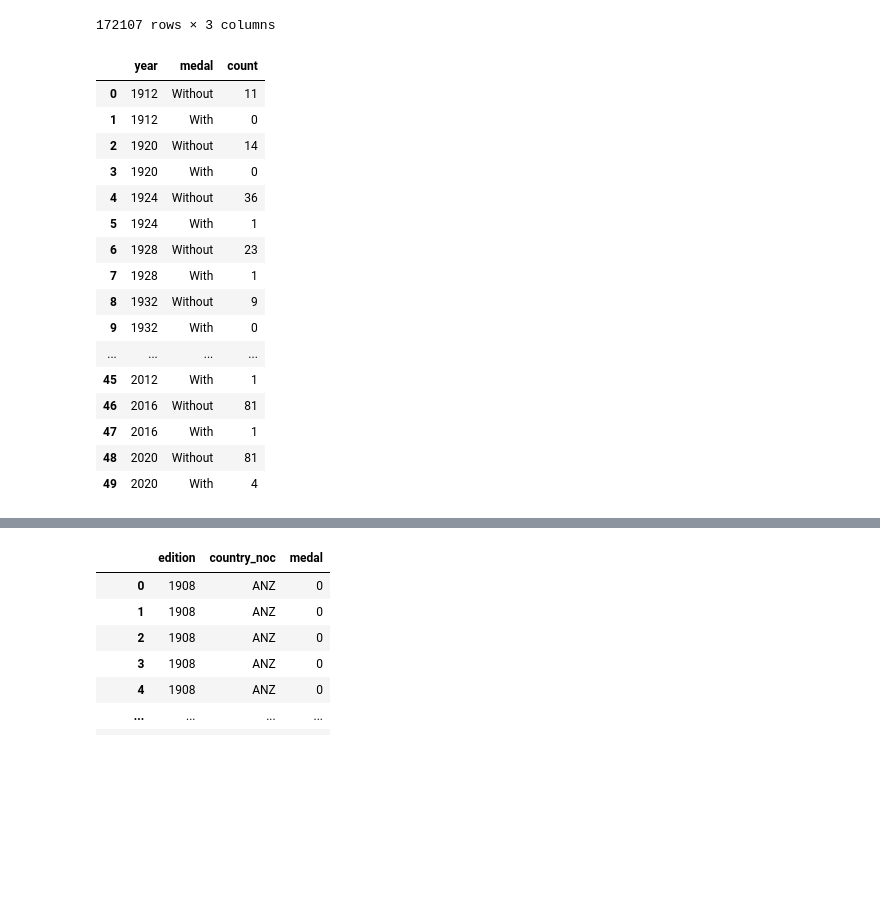
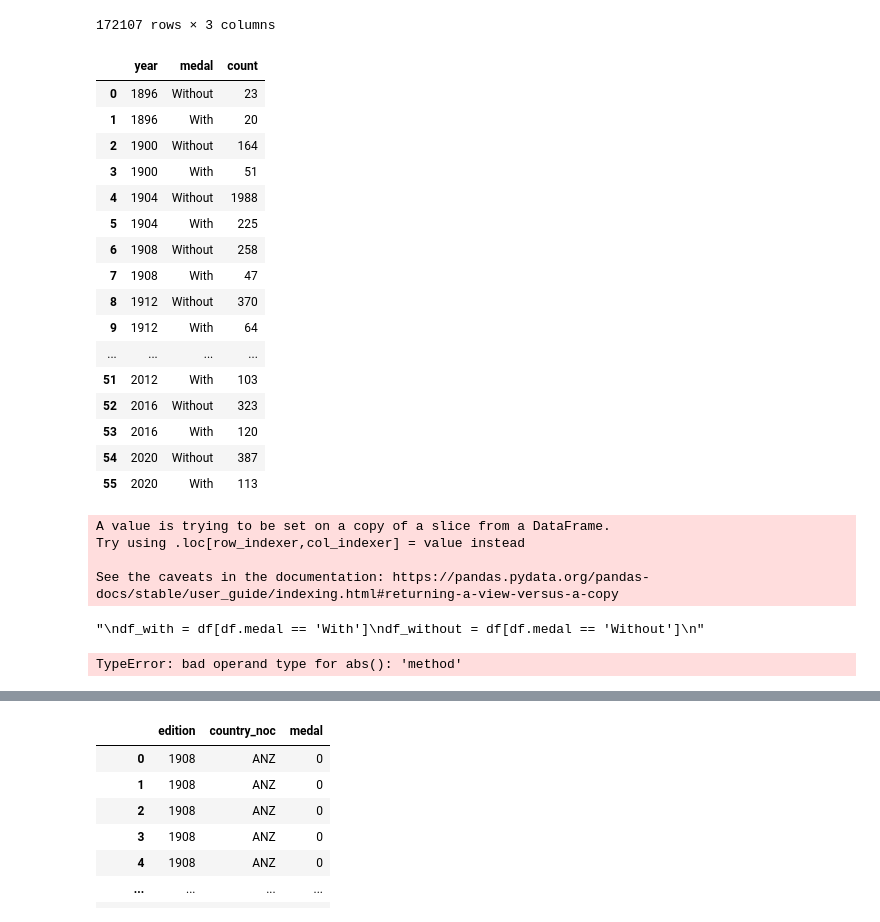
Before and after one commit to DMeneses01/VAD-Project, a Jupyter notebook: medals.ipynb, the cells around one changed output, grey strips where cells are left out. Drawn from its saved outputs; the diff is of its cells as text; code cells hidden in the pictures; blank space fills up the shorter version.

```diff
--- a/medals.ipynb
+++ b/medals.ipynb
@@ -121,52 +123,70 @@ display(athlete_results)
 | 253181 | 2020 | USA | 1 |
 172107 rows × 3 columns
 # %%
-country = "POR"
+country = "USA"
 
 country_df = athlete_results[athlete_results["country_noc"] == country]
 
 medals = pd.DataFrame(country_df.groupby(['edition']).sum()).reset_index()
 
 years = country_df["edition"].unique()
 
 year = []
 medal = []
 count = []
 
 for y in years:
     year.append(y)
     year.append(y)
 
     medal.append("Without")
     medal.append("With")
 
     withm = len(country_df[(country_df['edition'] == y) & (country_df['medal'] == 1)])
     withoutm = len(country_df[(country_df['edition'] == y) & (country_df['medal'] == 0)])
 
     count.append(withoutm)
     count.append(withm)
 
 df = pd.DataFrame()
 df["year"] = year
 df["medal"] = medal
 df["count"] = count
 
 display(df)
 # %% [output]
 |  | year | medal | count |
-| 0 | 1912 | Without | 11 |
-| 1 | 1912 | With | 0 |
-| 2 | 1920 | Without | 14 |
-| 3 | 1920 | With | 0 |
-| 4 | 1924 | Without | 36 |
-| 5 | 1924 | With | 1 |
-| 6 | 1928 | Without | 23 |
-| 7 | 1928 | With | 1 |
-| 8 | 1932 | Without | 9 |
-| 9 | 1932 | With | 0 |
+| 0 | 1896 | Without | 23 |
+| 1 | 1896 | With | 20 |
+| 2 | 1900 | Without | 164 |
+| 3 | 1900 | With | 51 |
+| 4 | 1904 | Without | 1988 |
+| 5 | 1904 | With | 225 |
+| 6 | 1908 | Without | 258 |
+| 7 | 1908 | With | 47 |
+| 8 | 1912 | Without | 370 |
+| 9 | 1912 | With | 64 |
 | ... | ... | ... | ... |
-| 45 | 2012 | With | 1 |
-| 46 | 2016 | Without | 81 |
-| 47 | 2016 | With | 1 |
-| 48 | 2020 | Without | 81 |
-| 49 | 2020 | With | 4 |
+| 51 | 2012 | With | 103 |
+| 52 | 2016 | Without | 323 |
+| 53 | 2016 | With | 120 |
+| 54 | 2020 | Without | 387 |
+| 55 | 2020 | With | 113 |
+# %%
+
+df_with = df[df.medal == 'With']
+df_without = df[df.medal == 'Without']
+
+df_without['count'] = - df_without['count']
+# %% [output]
+A value is trying to be set on a copy of a slice from a DataFrame.
+Try using .loc[row_indexer,col_indexer] = value instead
+
+See the caveats in the documentation: https://pandas.pydata.org/pandas-docs/stable/user_guide/indexing.html#returning-a-view-versus-a-copy
+# %%
+'''
+df_with = df[df.medal == 'With']
+df_without = df[df.medal == 'Without']
+'''
+# %% [output]
+"\ndf_with = df[df.medal == 'With']\ndf_without = df[df.medal == 'Without']\n"
@@ -172,0 +223,20 @@ display(df)
+# %%
+df = pd.DataFrame({
+        "x": df_with.year,
+        "With": df_with.count,
+        "Negative": df_without.count,})
+
+fig = go.Figure(
+    [go.Bar(x=df["x"], y=df[t], meta=df[t].abs(), name=t, hovertemplate="%{meta:.2f}") for t in ["With", "Without"]]
+)
+
+# mudar os ticks
+fig.update_layout(
+    yaxis=dict(
+        tickmode='array',
+    )
+)
+
+fig.show()
+# %% [output]
+TypeError: bad operand type for abs(): 'method'
```
Also changed, not shown: parts of 4 cells of this notebook, 1 other file.
